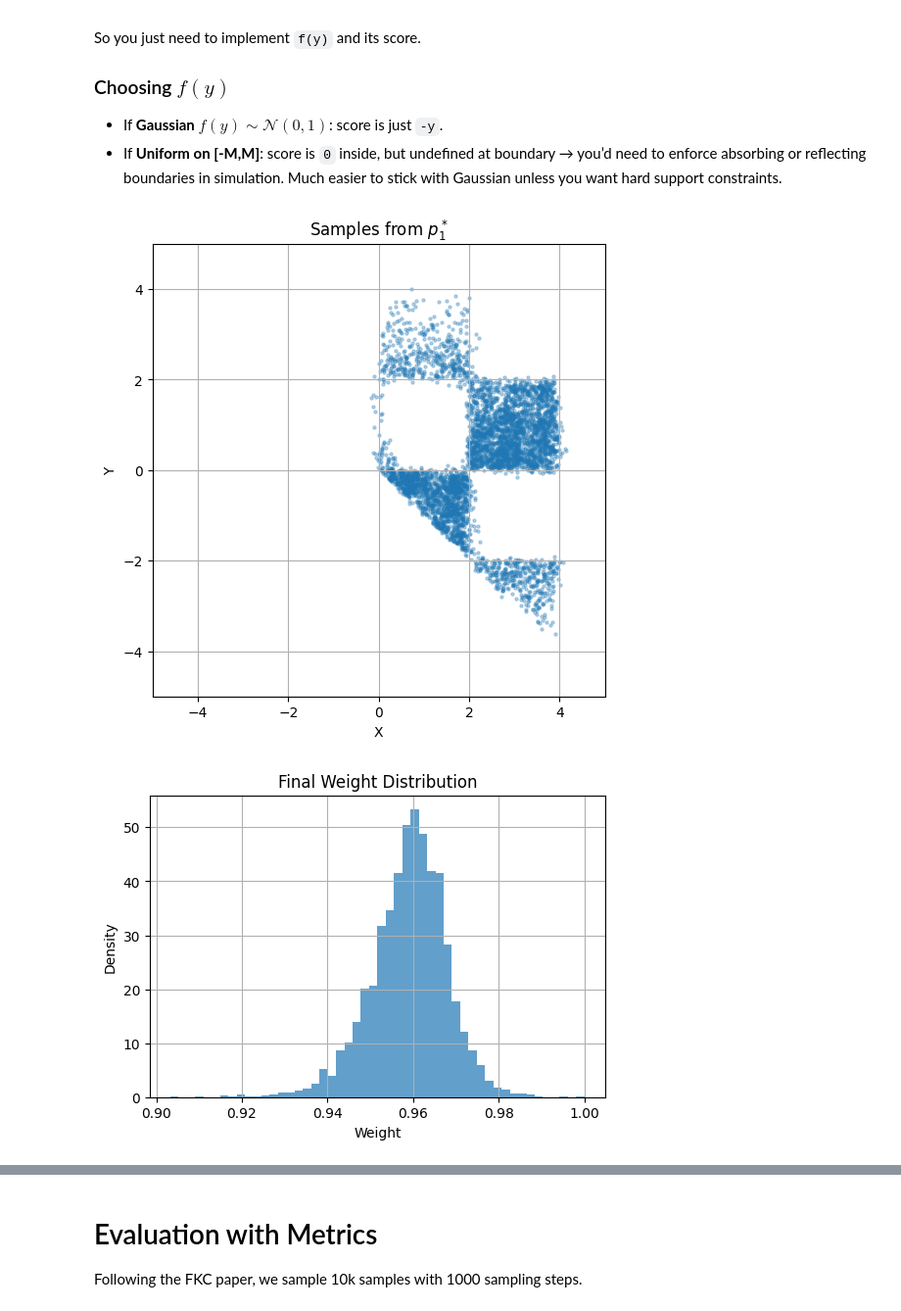
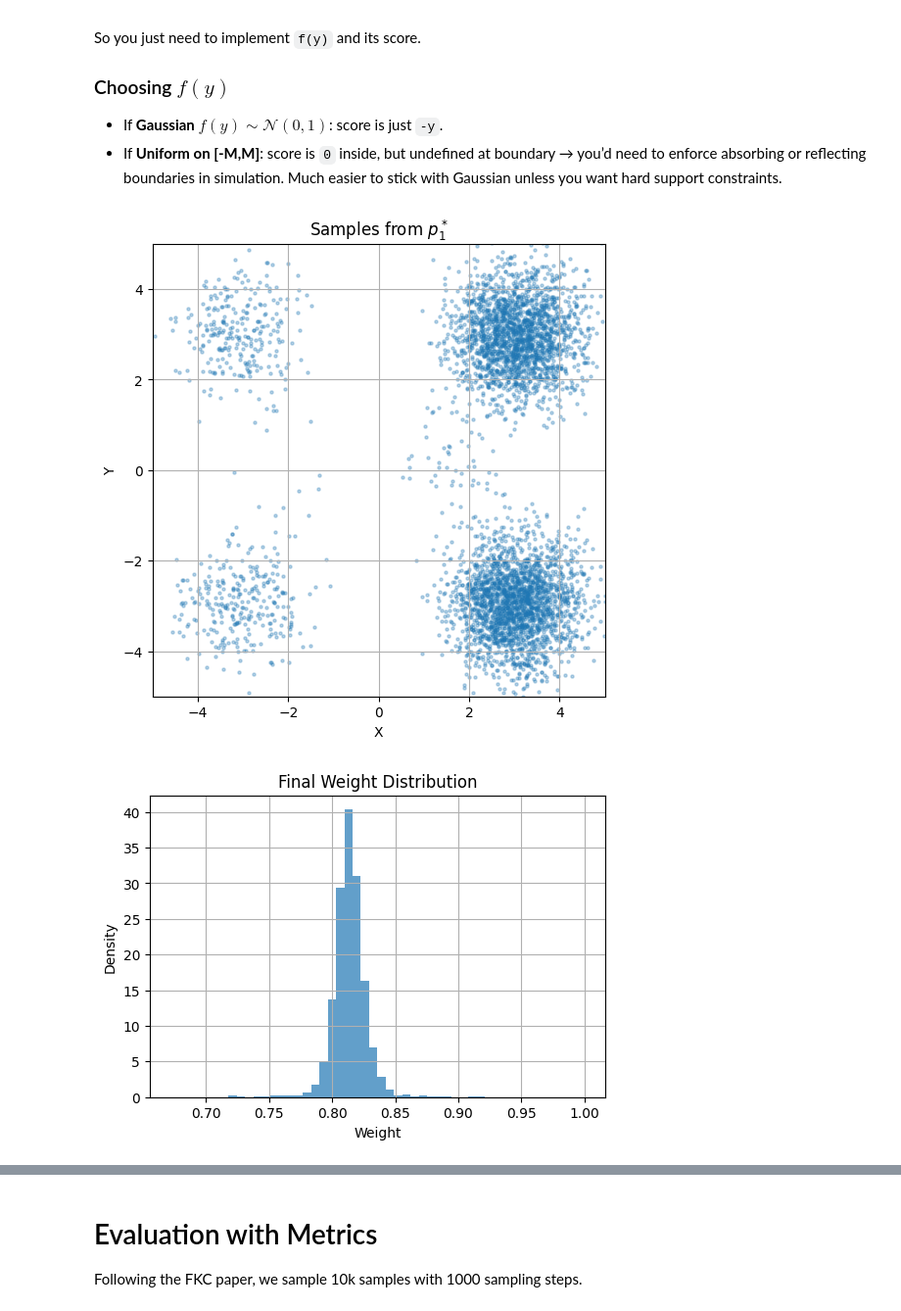
Before and after one commit to ziseoklee/ACE, a Jupyter notebook: 2D-HCG-GMM.ipynb, the cells around one changed output, grey strips where cells are left out. Shown at 98% size. Cells and saved outputs as stored; diff of their text form; code cells hidden in the pictures.

```diff
--- a/2D-HCG-GMM.ipynb
+++ b/2D-HCG-GMM.ipynb
@@ -184,17 +221,0 @@ device → cuda
-# %%
-# Load all the models
-u_model1 = MLPInstFlexible(z_dim=1, cond_dim=1, width=256, depth=4, output_dim=1).to(device); u_model1.load_state_dict(torch.load(f"{experiment_id}/u_model1_X_given_A.pth")); u_model1.eval()
-s_model1 = MLPInstFlexible(z_dim=1, cond_dim=1, width=256, depth=4, output_dim=1).to(device); s_model1.load_state_dict(torch.load(f"{experiment_id}/s_model1_X_given_A.pth")); s_model1.eval()
-u_model2 = MLPInstFlexible(z_dim=2, cond_dim=1, width=256, depth=4, output_dim=2).to(device); u_model2.load_state_dict(torch.load(f"{experiment_id}/u_model2_XY_given_B.pth")); u_model2.eval()
-s_model2 = MLPInstFlexible(z_dim=2, cond_dim=1, width=256, depth=4, output_dim=2).to(device); s_model2.load_state_dict(torch.load(f"{experiment_id}/s_model2_XY_given_B.pth")); s_model2.eval()
-u_model3 = MLPInstFlexible(z_dim=1, cond_dim=0, width=256, depth=4, output_dim=1).to(device); u_model3.load_state_dict(torch.load(f"{experiment_id}/u_model3_X.pth")); u_model3.eval()
-s_model3 = MLPInstFlexible(z_dim=1, cond_dim=0, width=256, depth=4, output_dim=1).to(device); s_model3.load_state_dict(torch.load(f"{experiment_id}/s_model3_X.pth")); s_model3.eval()
-
-def v1_fn(x, t, A): return u_model1(x, t, A)
-def s1_fn(x, t, A): return s_model1(x, t, A)
-def v2_fn(x, t): return u_model3(x, t)
-def s2_fn(x, t): return s_model3(x, t)
-def v3_fn(z, t, B): return u_model2(z, t, B)
-def s3_fn(z, t, B): return s_model2(z, t, B)
-def sigma_fn(t): return 1.0 * torch.ones_like(t)
-print("Models loaded.")
@@ -304,12 +646,12 @@ So you just need to implement `f(y)` and its score.
 * If **Uniform on \[-M,M]**: score is `0` inside, but undefined at boundary → you’d need to enforce absorbing or reflecting boundaries in simulation. Much easier to stick with Gaussian unless you want hard support constraints.
 # %%
 x0 = torch.randn(bs, 2).to("cuda")  # (X, Y) sample
-A, B = 1, 1  # Conditioning values
+
 # choose f(y) = N(0, 1)  => score s_f(y) = -y
 def s_fp(y):           # y has shape (bs,1)
     return -y
 def s_fn(y):           # y has shape (bs,1)
-    return -0.5*y # -0.5*y
+    return -y # -0.5*y
 def v_fp(y, t):        # choose zero deterministic drift in y
     return torch.zeros_like(y)
 def v_fn(y, t):        # choose zero deterministic drift in y
@@ -317,40 +659,40 @@ def v_fn(y, t):        # choose zero deterministic drift in y
 
 # build v_fn_list and s_fn_list that return 2D vectors for (x,y)
 v_fn_list = [
-    lambda z, t: torch.cat([ v1_fn(z[:, :1], t, torch.full((z.size(0), 1), A, device=z.device)), v_fp(z[:, 1:2], t) ], dim=1),
-    lambda z, t: torch.cat([ v2_fn(z[:, :1], t),            v_fn(z[:, 1:2], t) ], dim=1),
-    lambda z, t: v3_fn(z, t, torch.full((z.size(0), 1), B, device=z.device))   # already 2D
+    lambda z, t: torch.cat([ v1_fn(z[:, :1], t), v_fp(z[:, 1:2], t) ], dim=1),
+    lambda z, t: torch.cat([ v2_fn(z[:, :1], t), v_fn(z[:, 1:2], t) ], dim=1),
+    lambda z, t: v3_fn(z, t)   # already 2D
 ]
 s_fn_list = [
-    lambda z, t: torch.cat([ s1_fn(z[:, :1], t, torch.full((z.size(0), 1), A, device=z.device)), s_fp(z[:, 1:2]) ], dim=1),
-    lambda z, t: torch.cat([ s2_fn(z[:, :1], t),            s_fn(z[:, 1:2]) ], dim=1),
-    lambda z, t: s3_fn(z, t, torch.full((z.size(0), 1), B, device=z.device))   # already 2D
+    lambda z, t: torch.cat([ s1_fn(z[:, :1], 1-t), s_fp(z[:, 1:2]) ], dim=1),
+    lambda z, t: torch.cat([ s2_fn(z[:, :1], 1-t), s_fn(z[:, 1:2]) ], dim=1),
+    lambda z, t: s3_fn(z, 1-t)   # already 2D
 ]
 # pass identity projections since all are now 2D
 emb_list = [lambda z: z, lambda z: z, lambda z: z]
 trans_emb_list = [lambda z: z, lambda z: z, lambda z: z]
 # v_star: extend original v1 in x and zero in y
-v_star = lambda z, t: v3_fn(z, t, torch.full((z.size(0), 1), B, device=z.device))
-#lambda z, t: torch.cat([ v1_fn(z[:, :1], t, torch.full((z.size(0), 1), A, device=z.device)), torch.zeros(z.size(0), 1, device=z.device) ], dim=1)
+v_star = lambda z, t: v3_fn(z, t)
+#lambda z, t: torch.cat([ v1_fn(z[:, :1], t), torch.zeros(z.size(0), 1, device=z.device) ], dim=1)
 
 
 samples, logw_final, logw_history, sample_history = simulate_hcg_generalized(
     x0=x0,
     dim_list=[2, 2, 2],  # dims for q^1(X|A), q^2(X), q^3(Z|B)
     v_fn_list=v_fn_list,
     s_fn_list=s_fn_list,
     gamma_list=[1, -1, 1],     # from log-weight increment in simulate_hcg
     emb_list=emb_list,
     trans_emb_list=trans_emb_list,
     sigma_fn=sigma_fn,
     v_star=v_star,
     t0=0.0, t1=1.0, n_steps=1000,
     device="cuda",
     resample=True,
     ess_threshold=0.5
 )
 samples = samples.cpu().numpy()
 plot_diagnostics(samples, logw_final, logw_history, save_name=f"{experiment_id}/fkc-1")
 # %% [output]
-[figure, old version]
+[figure, new version]
-[figure, old version]
+[figure, new version]
```
Also changed, not shown: parts of 22 cells of this notebook, 6 other files.
